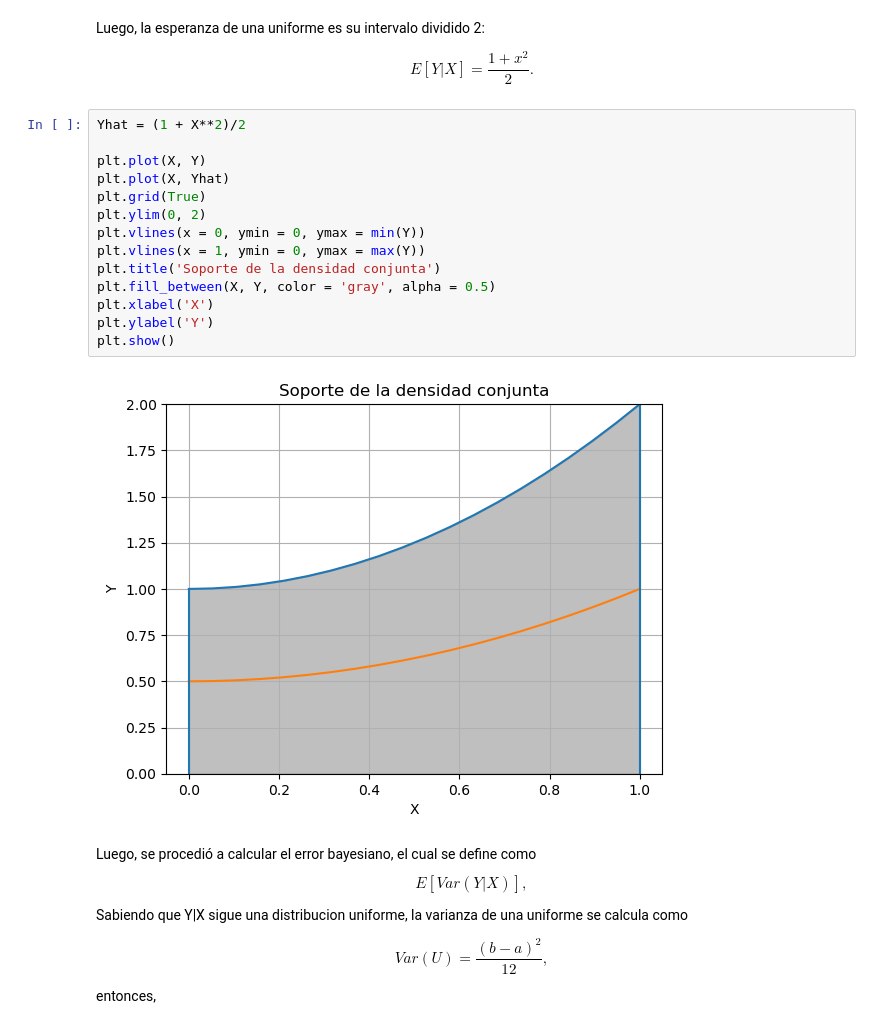
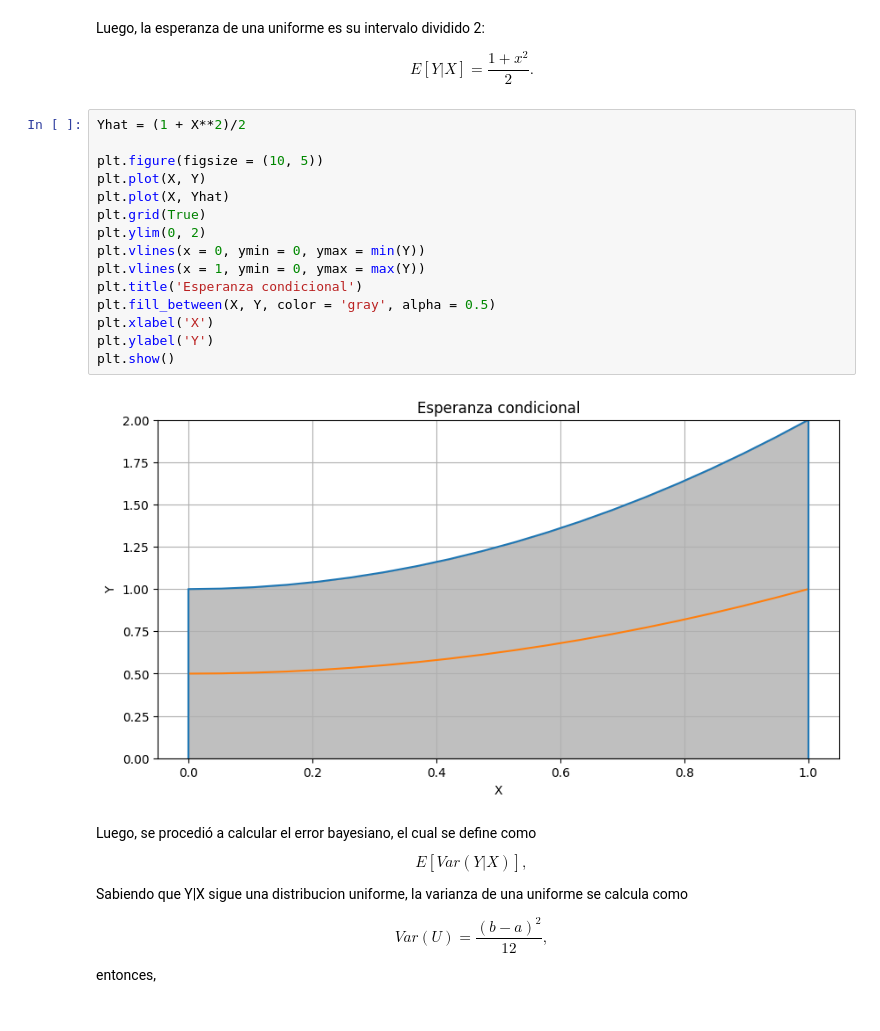
Before and after one commit to MaximilianoRodriguez01/TallerDeProcesamientoDeSenales, a Jupyter notebook: Clase14-03/obligatorio1.ipynb, the cells around one changed output. Drawn from its saved outputs; the diff is of its cells as text.

```diff
--- a/Clase14-03/obligatorio1.ipynb
+++ b/Clase14-03/obligatorio1.ipynb
@@ -76,19 +76,20 @@ $$ E[Y|X] = \frac{1+x^2}{2}. $$
 # %%
 Yhat = (1 + X**2)/2
 
+plt.figure(figsize = (10, 5))
 plt.plot(X, Y)
 plt.plot(X, Yhat)
 plt.grid(True)
 plt.ylim(0, 2)
 plt.vlines(x = 0, ymin = 0, ymax = min(Y))
 plt.vlines(x = 1, ymin = 0, ymax = max(Y))
-plt.title('Soporte de la densidad conjunta')
+plt.title('Esperanza condicional')
 plt.fill_between(X, Y, color = 'gray', alpha = 0.5)
 plt.xlabel('X')
 plt.ylabel('Y')
 plt.show()
 # %% [output]
-[figure, old version]
+[figure, new version]
 # %% [markdown]
 Luego, se procedió a calcular el error bayesiano, el cual se define como
 $$ E[Var(Y|X)], $$
```
Also changed, not shown: parts of 22 cells of this notebook.
